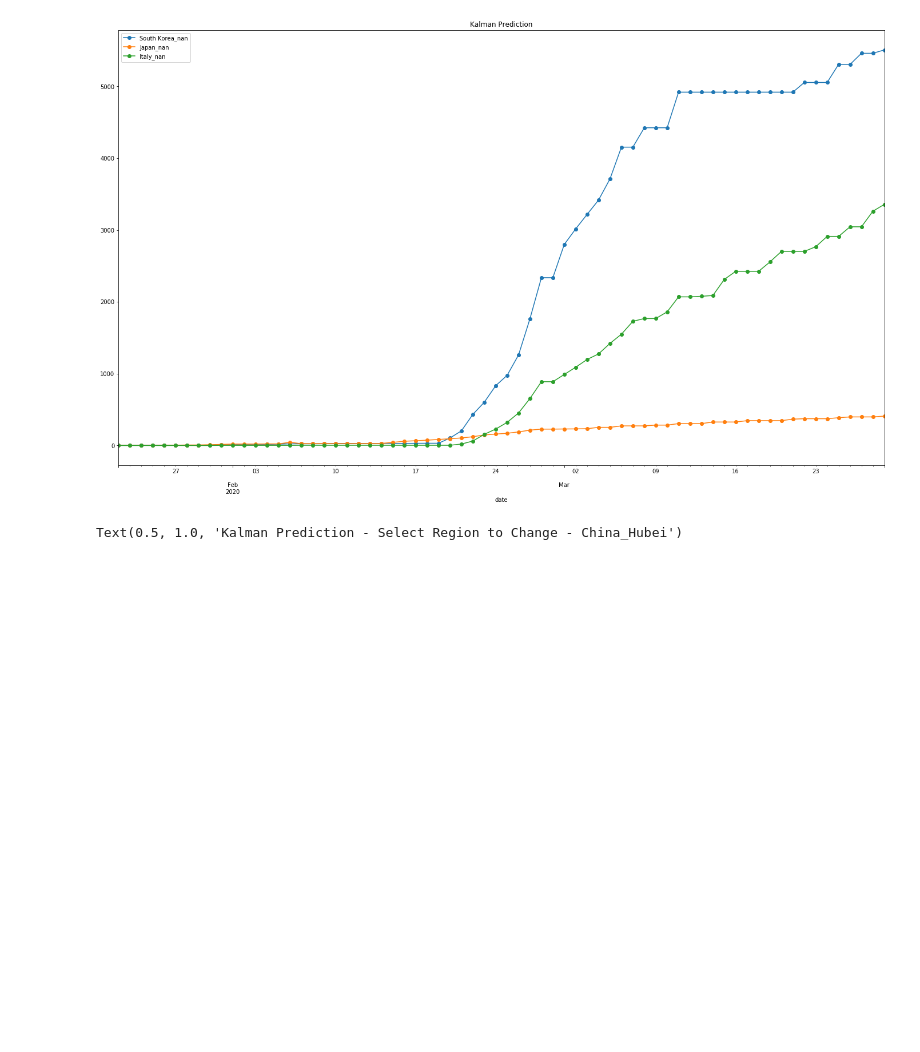
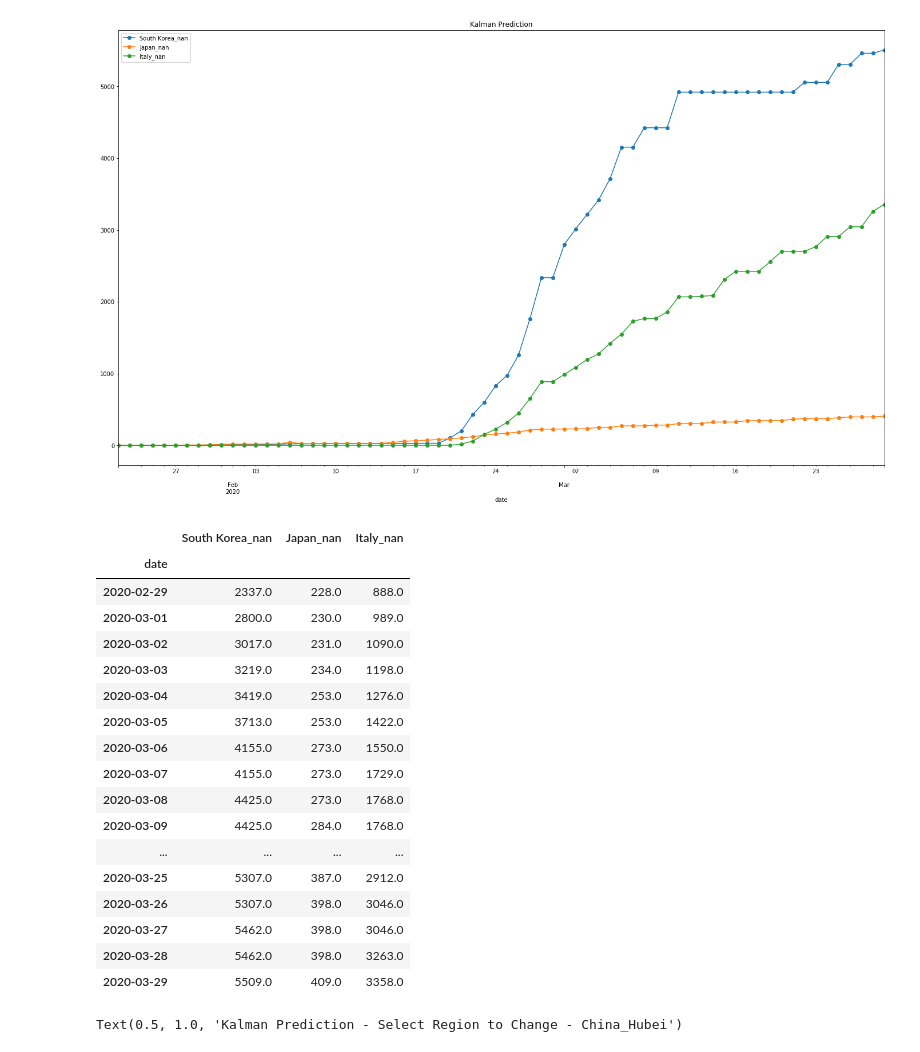
Before and after one commit to Rank23/COVID19, a Jupyter notebook: COVID19_Prediction.ipynb, the cells around one changed output. Cells and saved outputs as stored; diff of their text form; code cells hidden in the pictures; blank space fills up the shorter version.

```diff
--- a/COVID19_Prediction.ipynb
+++ b/COVID19_Prediction.ipynb
@@ -971,6 +971,27 @@ p_kalman.iloc[:,:].plot(marker='o',figsize=(24,14)).set_title('Kalman Prediction
 # %% [output]
 Text(0.5, 1.0, 'Kalman Prediction')
 [figure]
+# %%
+p_kalman.tail(30)
+# %% [output]
+|  | South Korea_nan | Japan_nan | Italy_nan |
+| date |  |  |  |
+| 2020-02-29 | 2337.0 | 228.0 | 888.0 |
+| 2020-03-01 | 2800.0 | 230.0 | 989.0 |
+| 2020-03-02 | 3017.0 | 231.0 | 1090.0 |
+| 2020-03-03 | 3219.0 | 234.0 | 1198.0 |
+| 2020-03-04 | 3419.0 | 253.0 | 1276.0 |
+| 2020-03-05 | 3713.0 | 253.0 | 1422.0 |
+| 2020-03-06 | 4155.0 | 273.0 | 1550.0 |
+| 2020-03-07 | 4155.0 | 273.0 | 1729.0 |
+| 2020-03-08 | 4425.0 | 273.0 | 1768.0 |
+| 2020-03-09 | 4425.0 | 284.0 | 1768.0 |
+| ... | ... | ... | ... |
+| 2020-03-25 | 5307.0 | 387.0 | 2912.0 |
+| 2020-03-26 | 5307.0 | 398.0 | 3046.0 |
+| 2020-03-27 | 5462.0 | 398.0 | 3046.0 |
+| 2020-03-28 | 5462.0 | 398.0 | 3263.0 |
+| 2020-03-29 | 5509.0 | 409.0 | 3358.0 |
 # %%
 p_kalman2=all_new[['date','China_Hubei']]
 p_kalman2=p_kalman2.set_index(['date'])
```
